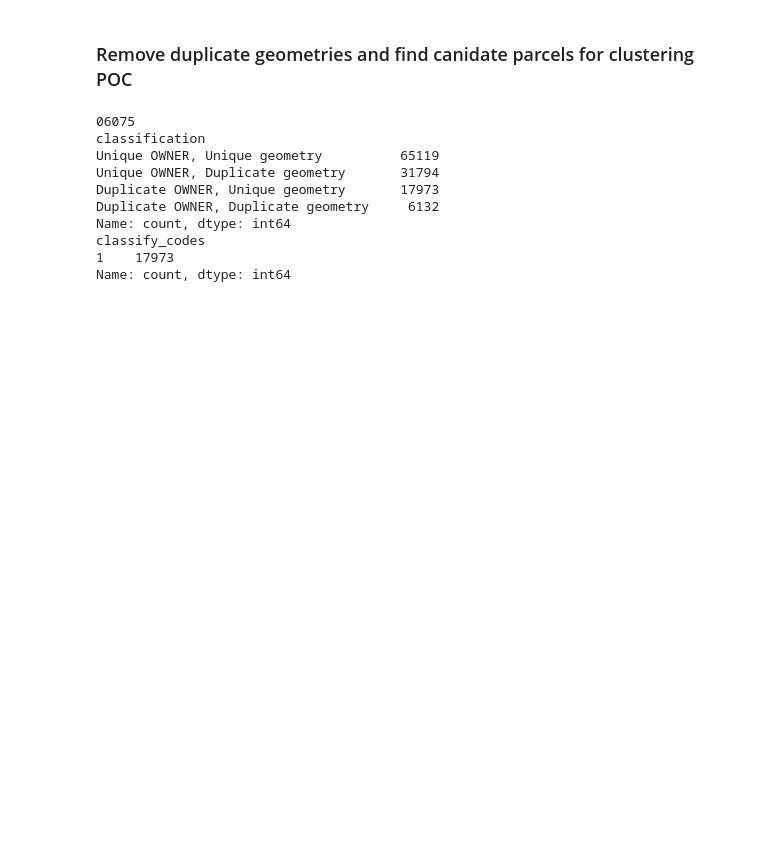
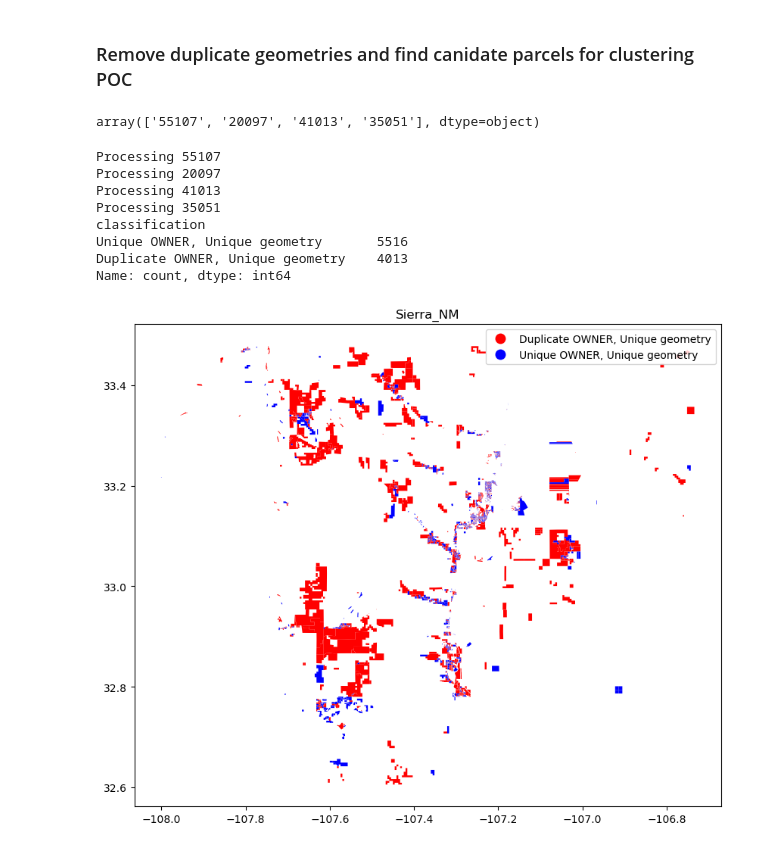
Before and after one commit to abreunig-clgx/superparcels, a Jupyter notebook: data_clean.ipynb, the cells around one changed output. Drawn from its saved outputs; the diff is of its cells as text; code cells hidden in the pictures; blank space fills up the shorter version.

```diff
--- a/data_clean.ipynb
+++ b/data_clean.ipynb
@@ -16,16 +19,21 @@ def csv_conversion(csv_path, crs='EPSG:4326', dtypes=None):
 
     return gdf
 # %%
-csv_path = r'D:\Projects\superparcels\data\abreunig_pocs_spatialrecord_polygon_superparcel_urban.csv'
-output_dir = r'D:\Projects\superparcels\data\Urban'
-county_names = {
-    '06075': 'San_Fran_CA',
-    '06001': 'Alameda_CA',
-    '08031': 'Denver_CO',
-    '48113': 'Dallas_TX',
-}
+csv_path = r'D:\Projects\superparcels\data\abreunig_pocs_spatialrecord_polygon_superparcel_rural.csv'
+output_dir = r'D:\Projects\superparcels\data\Rural'
 # %%
-df = csv_conversion(csv_path, dtype={'FIPS': str})
+df = csv_conversion(csv_path, dtypes={'FIPS': str})
+county_names = {
+    '06075': 'San_Fran_CA',
+    '06001': 'Alameda_CA',
+    '08031': 'Denver_CO',
+    '48113': 'Dallas_TX',
+    '41013': 'Crook_OR',
+    '20097': 'Kiowa_KS',
+    '55107': 'Rusk_WI',
+    '35051': 'Sierra_NM',
+
+}
 fips = df['FIPS'].unique()
 # %%
 for fid in fips:
@@ -99,3 +101,7 @@ def codes_to_shp(df, id_field: str, code_field: str, cluster_canidate_codes: Opt
         gdf.to_file(os.path.join(data_dir, f'sp_sample_{id_field}_cluster_candidates.shp'))
 
     return
+# %%
+fips
+# %% [output]
+array(['55107', '20097', '41013', '35051'], dtype=object)
@@ -102,31 +110,39 @@ def codes_to_shp(df, id_field: str, code_field: str, cluster_canidate_codes: Opt
 # %%
 for fid in fips:
     print(f'Processing {fid}')
+    if fid != '35051':
+        continue
     county_name = county_names[fid]
     file_path = os.path.join(output_dir, f'{county_name}\sp_sample*.shp')
 
     if len(glob.glob(file_path)) == 0:
         print(file_path)
         continue
 
-    df = gpd.read_file(fi)
+    df = gpd.read_file(glob.glob(file_path)[0])
 
     df = classify_duplicates(df, fields=['OWNER', 'geometry'])
     print(df['classification'].value_counts())
-    print(df['classify_codes'].value_counts())
+    #print(df['classify_codes'].value_counts())
+    # visualize the data using matplotlib
+    fig, ax = plt.subplots(figsize=(10, 10))
+    df.plot(column='classification', ax=ax, legend=True, cmap=cmap)
+    ax.set_title(f'{county_name}')
 
+
+    plt.show()
+    break
     canidate_df = df[df['classification'] == 'Duplicate OWNER, Unique geometry']
 
     codes_to_shp(df, id_field='FIPS', code_field='classify_codes', cluster_canidate_codes=canidate_df['classify_codes'].unique())
     print('_____________________________')
 # %% [output]
-06075
+Processing 55107
+Processing 20097
+Processing 41013
+Processing 35051
 classification
-Unique OWNER, Unique geometry          65119
-Unique OWNER, Duplicate geometry       31794
-Duplicate OWNER, Unique geometry       17973
-Duplicate OWNER, Duplicate geometry     6132
+Unique OWNER, Unique geometry       5516
+Duplicate OWNER, Unique geometry    4013
 Name: count, dtype: int64
-classify_codes
-1    17973
-Name: count, dtype: int64
+[figure, added]
```
Also changed, not shown: parts of 5 cells of this notebook, 2 other files.
